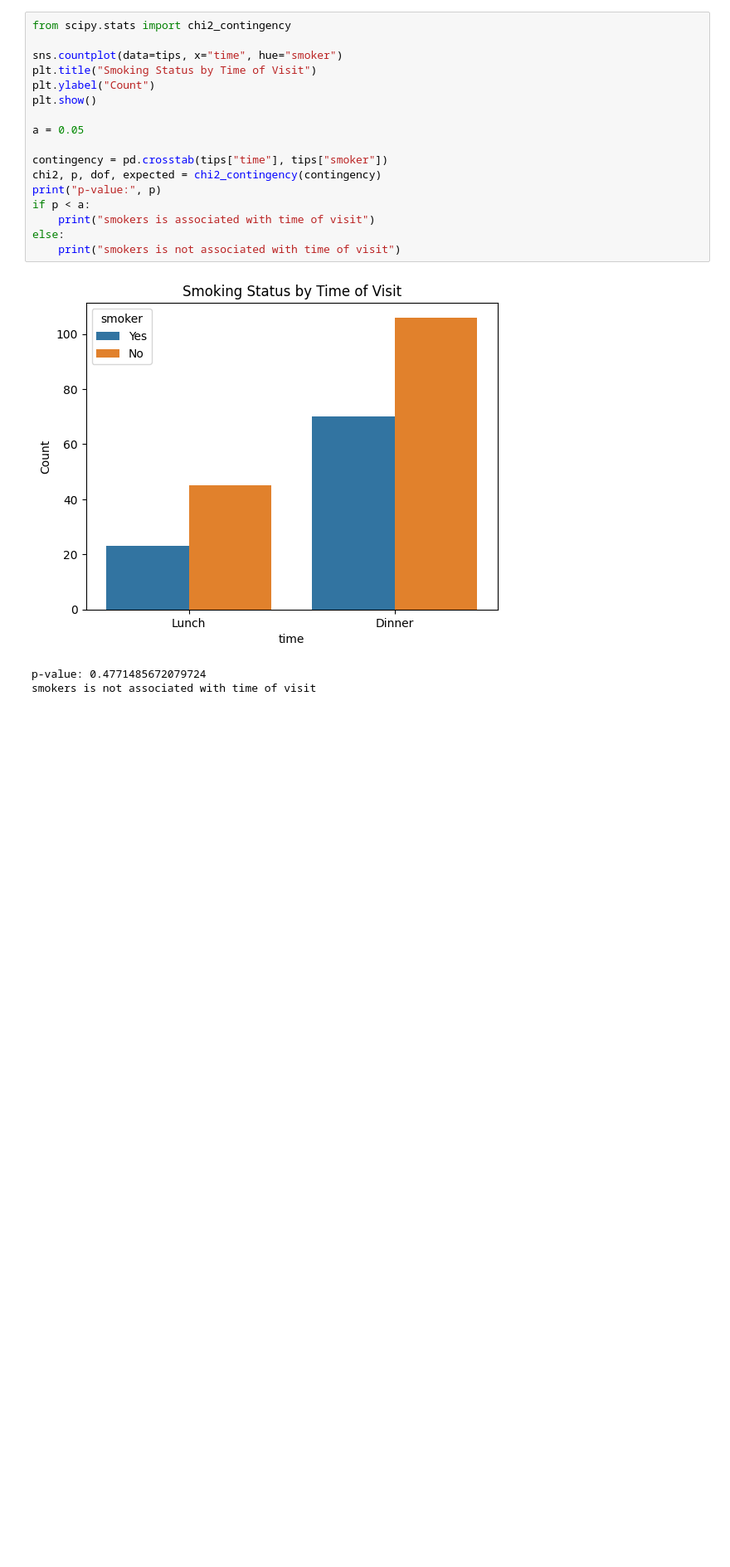
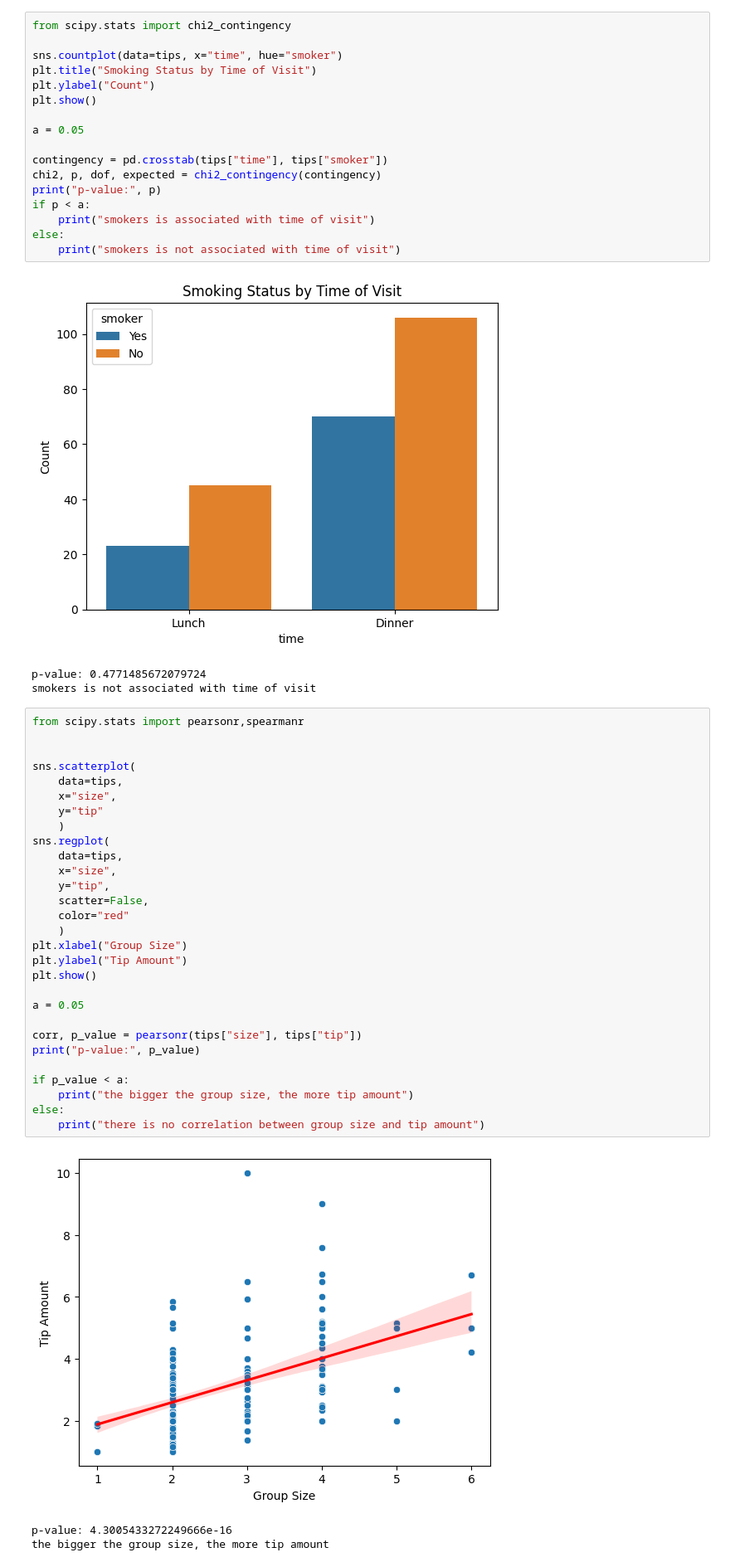
Before and after one commit to Sulaiman-F/AAI-bootcamp, a Jupyter notebook: student/C2/M4/hypothesis_ex.ipynb, the cells around one changed output. Shown at 83% size. Drawn from its saved outputs; the diff is of its cells as text; blank space fills up the shorter version.

```diff
--- a/student/C2/M4/hypothesis_ex.ipynb
+++ b/student/C2/M4/hypothesis_ex.ipynb
@@ -59,3 +59,36 @@ else:
 [figure]
 p-value: 0.4771485672079724
 smokers is not associated with time of visit
+# %%
+from scipy.stats import pearsonr,spearmanr
+
+
+sns.scatterplot(
+    data=tips,
+    x="size",
+    y="tip"
+    )
+sns.regplot(
+    data=tips,
+    x="size",
+    y="tip",
+    scatter=False,
+    color="red"
+    )
+plt.xlabel("Group Size")
+plt.ylabel("Tip Amount")
+plt.show()
+
+a = 0.05
+
+corr, p_value = pearsonr(tips["size"], tips["tip"])
+print("p-value:", p_value)
+
+if p_value < a:
+    print("the bigger the group size, the more tip amount")
+else:
+    print("there is no correlation between group size and tip amount")
+# %% [output]
+[figure, added]
+p-value: 4.3005433272249666e-16
+the bigger the group size, the more tip amount
```
